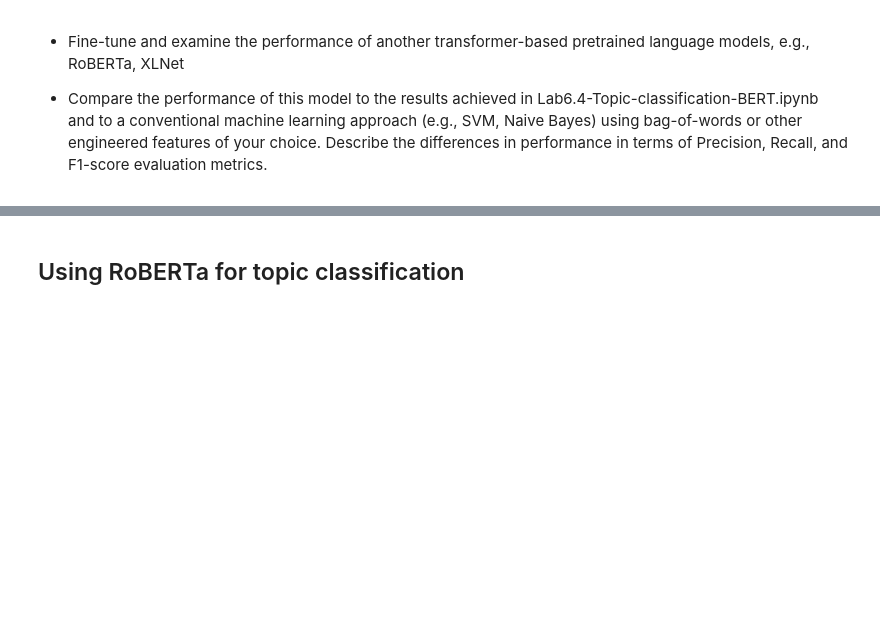
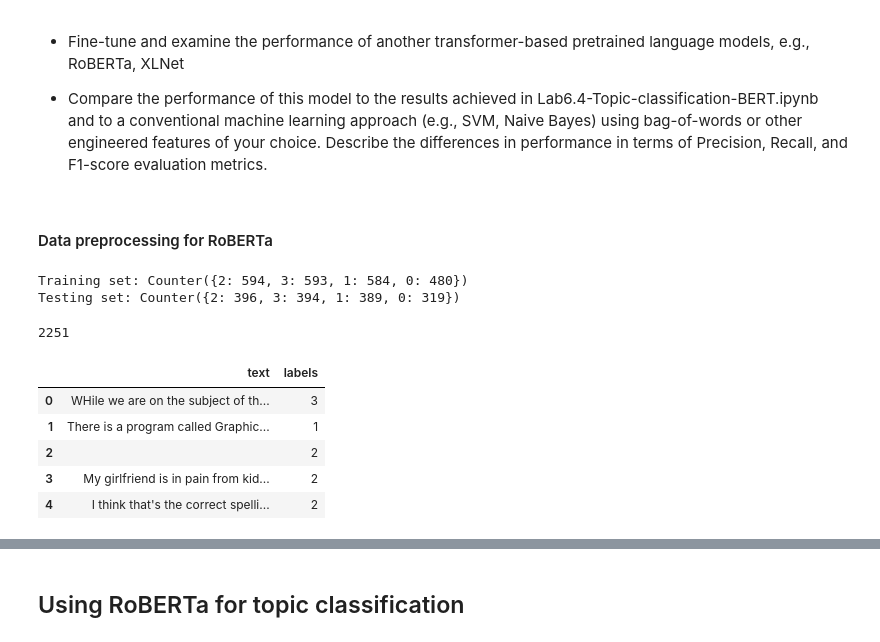
Before and after one commit to Sleamer88/Text_Mining_AI, a Jupyter notebook: Lab_Assignments/Lab_6/Lab6-assignment-topic-classification.ipynb, the cells around one changed output, grey strips where cells are left out. Drawn from its saved outputs; the diff is of its cells as text; code cells hidden in the pictures; blank space fills up the shorter version.

```diff
--- a/Lab_Assignments/Lab_6/Lab6-assignment-topic-classification.ipynb
+++ b/Lab_Assignments/Lab_6/Lab6-assignment-topic-classification.ipynb
@@ -18,0 +27,25 @@ from sklearn.model_selection import train_test_split
+# %% [markdown]
+#### Data preprocessing for RoBERTa
+# %%
+categories = ['alt.atheism', 'comp.graphics', 'sci.med', 'sci.space']
+
+training_set = fetch_20newsgroups(subset='train', remove=('headers', 'footers', 'quotes'), categories=categories, random_state=42)
+testing_set = fetch_20newsgroups(subset='test', remove=('headers', 'footers', 'quotes'), categories=categories, random_state=42)
+
+print(f"Training set: {Counter(training_set.target)}")
+print(f"Testing set: {Counter(testing_set.target)}")
+# %% [output]
+Training set: Counter({2: 594, 3: 593, 1: 584, 0: 480})
+Testing set: Counter({2: 396, 3: 394, 1: 389, 0: 319})
+# %%
+train_dataframe = pd.DataFrame({'text': training_set.data, 'labels': training_set.target})
+print(len(train_dataframe))
+train_dataframe.head(5)
+# %% [output]
+2251
+|  | text | labels |
+| 0 | WHile we are on the subject of th... | 3 |
+| 1 | There is a program called Graphic... | 1 |
+| 2 |  | 2 |
+| 3 | My girlfriend is in pain from kid... | 2 |
+| 4 | I think that's the correct spelli... | 2 |
```
Also changed, not shown: parts of 23 cells of this notebook, 1 other file.
